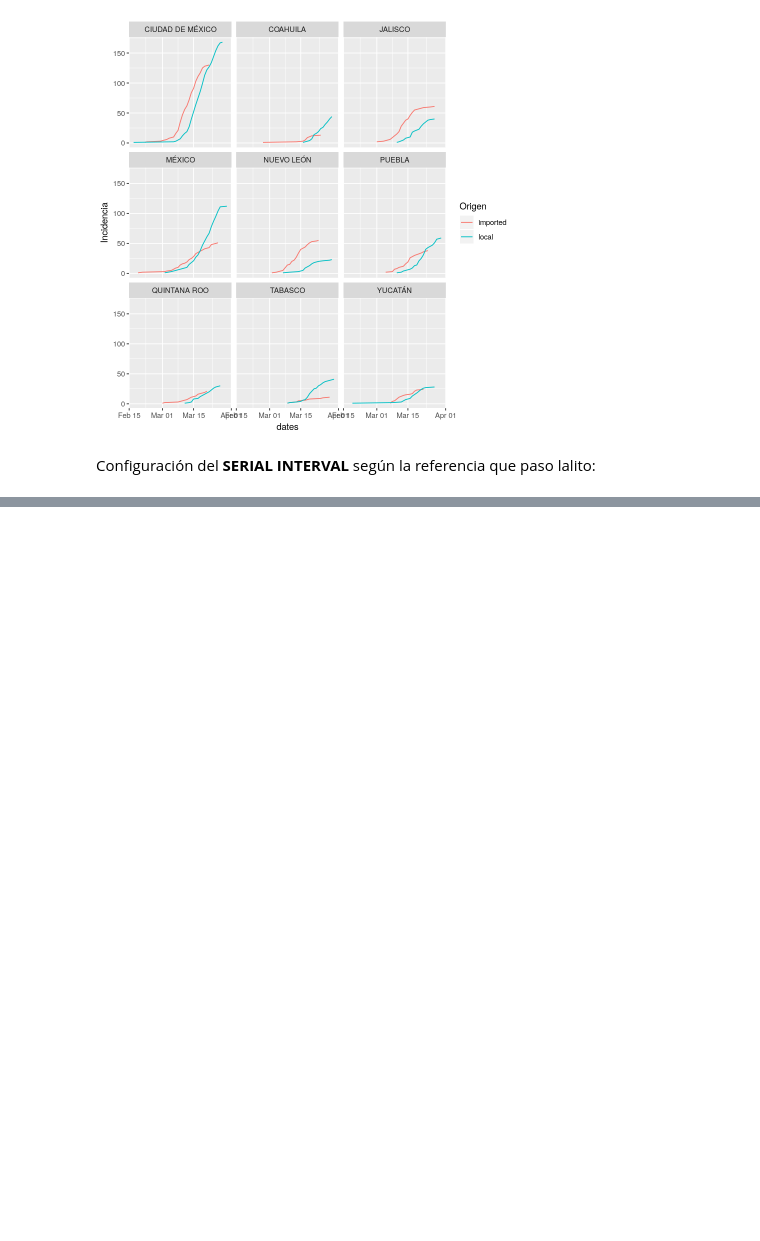
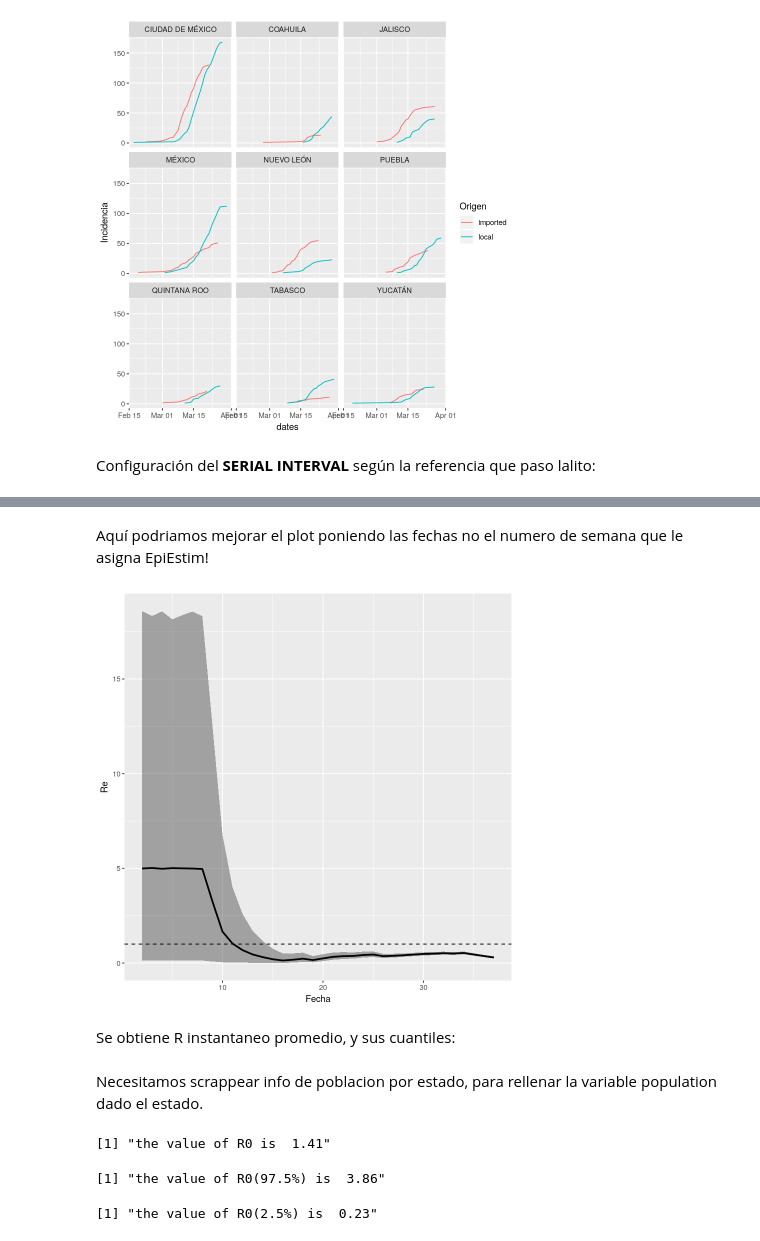
Before and after one commit to NunezKant/COVID19_MEX_MASTER, a Jupyter notebook: notebooks/REpi.ipynb, the cells around one changed output, grey strips where cells are left out. Drawn from its saved outputs; the diff is of its cells as text; code cells hidden in the pictures; blank space fills up the shorter version.

```diff
--- a/notebooks/REpi.ipynb
+++ b/notebooks/REpi.ipynb
@@ -63,0 +73,20 @@ A tibble: 6 × 4
+# %%
+Fechas <- rep(seq(min(Mex_Clean_arriba50$dates),max(Mex_Clean_arriba50$dates), by = "day"),length(unique(Mex_Clean_arriba50$Estado)))
+Fechas_2 <- rep(Fechas,2)
+Orig <- c(rep("local",length(Fechas)),rep("imported",length(Fechas)))
+l <- length(seq(min(Mex_Clean_arriba50$dates),max(Mex_Clean_arriba50$dates), by = "day"))
+estado <- c()
+for (est in unique(Mex_Clean_arriba50$Estado)){
+  estado <- c(estado, rep(est,l))
+    }
+
+
+
+helper <- tibble(
+    Origen = as.factor(Orig),
+    dates = Fechas_2,
+    Estado = as.factor(rep(estado,2))
+    )
+# %%
+Mex_filled <- Mex_Clean_arriba50 %>%
+    right_join(helper)
@@ -98,0 +155,13 @@ ERROR: Error in check_dates(incid): incid$dates must contain dates which are all
+# %% [markdown]
+Aquí podriamos mejorar el plot poniendo las fechas no el numero de semana que le asigna EpiEstim!
+# %%
+R%>%
+  select(Fecha = t_start, Re = `Mean(R)`, Q1 = `Quantile.0.025(R)`, Q3 = `Quantile.0.975(R)`) %>%
+  ggplot(., aes(x = Fecha)) +
+  geom_ribbon(aes(ymin = Q1, ymax = Q3), alpha = 0.4) +
+  geom_line(aes(y = Re), lwd = 1) +
+  geom_hline(yintercept = 1, linetype = "dashed")
+# %% [output]
+[figure, added]
+# %% [markdown]
+Se obtiene R instantaneo promedio, y sus cuantiles:
@@ -98,0 +172,2 @@ ERROR: Error in check_dates(incid): incid$dates must contain dates which are all
+# %% [markdown]
+Necesitamos scrappear info de poblacion por estado, para rellenar la variable population dado el estado.
@@ -98,0 +205,8 @@ ERROR: Error in check_dates(incid): incid$dates must contain dates which are all
+# %%
+paste("the value of R0 is ", round(R0_mean,2)) # ponerlo en algun panelito bonito
+paste("the value of R0(97.5%) is ", round(R0_97,2)) # ponerlo en algun panelito bonito
+paste("the value of R0(2.5%) is ", round(R0_2,2)) # ponerlo en algun panelito bonito
+# %% [output]
+[1] "the value of R0 is  1.41"
+[1] "the value of R0(97.5%) is  3.86"
+[1] "the value of R0(2.5%) is  0.23"
```
Also changed, not shown: parts of 22 cells of this notebook.
